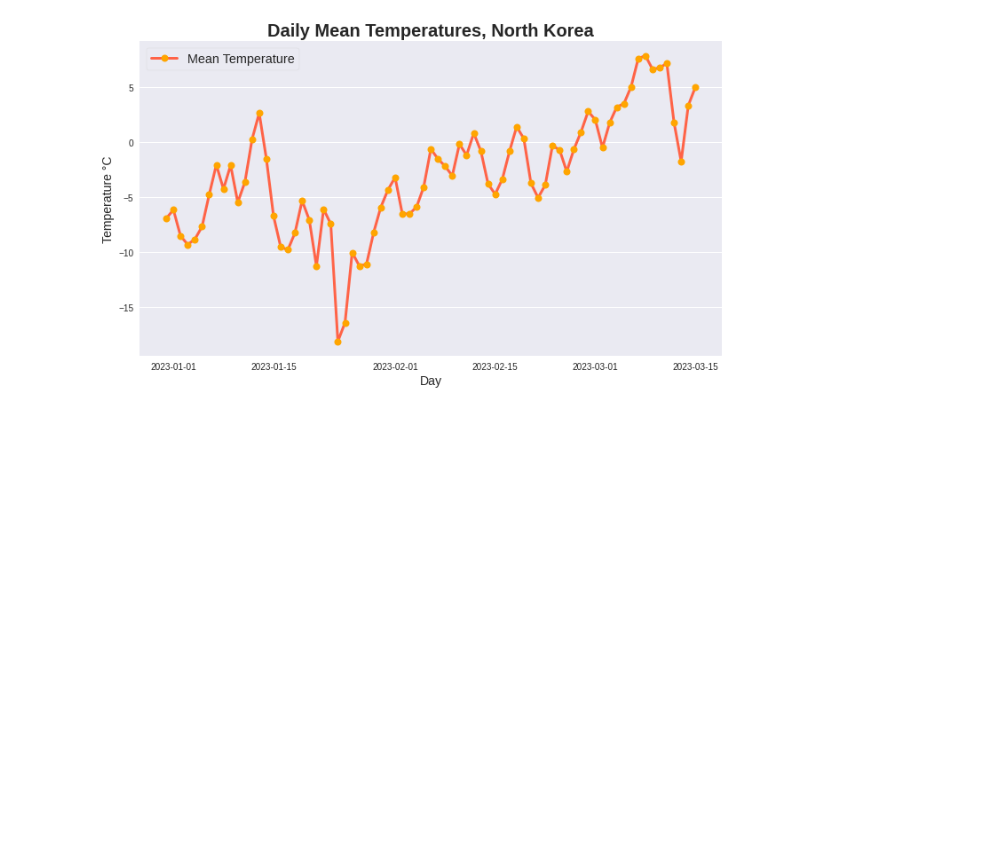
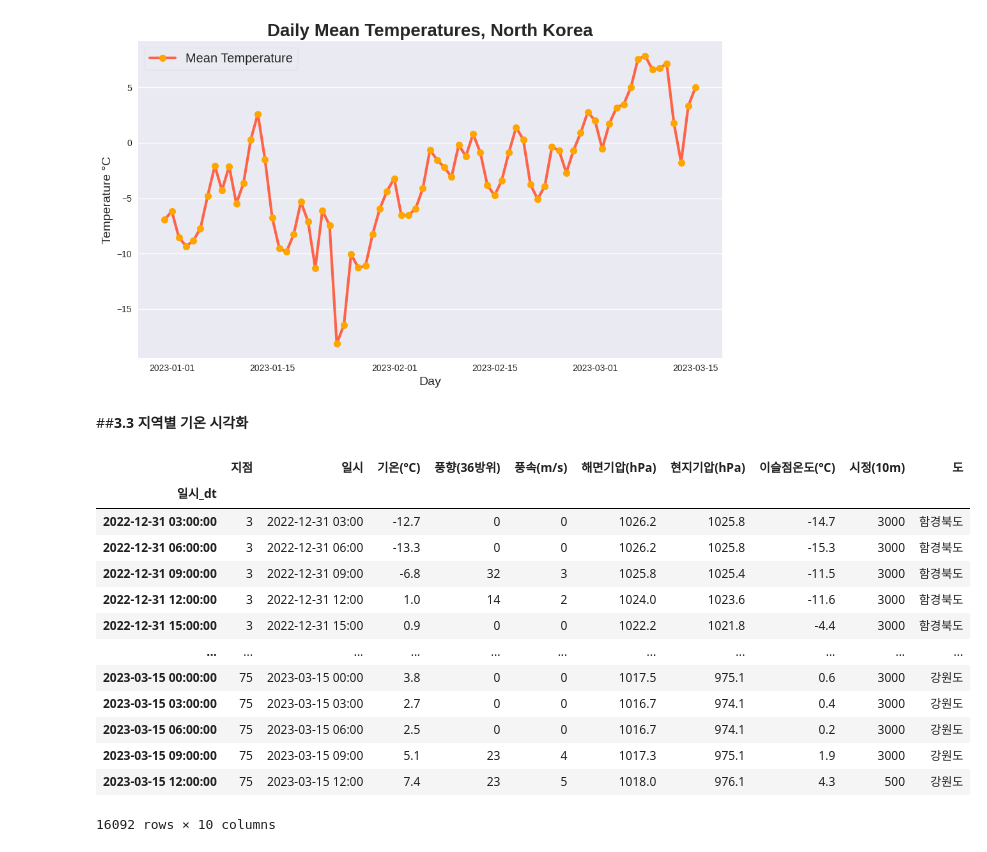
Before and after one commit to thdfydgh/MilitaryProjectDA, a Jupyter notebook: NorthKoreaDA.ipynb, the cells around one changed output. Cells and saved outputs as stored; diff of their text form; code cells hidden in the pictures; blank space fills up the shorter version.

```diff
--- a/NorthKoreaDA.ipynb
+++ b/NorthKoreaDA.ipynb
@@ -315,3 +354,34 @@ plt.legend(['Mean Temperature'], frameon=True, fontsize='x-large')
 plt.tight_layout()
 # %% [output]
 [figure]
+# %% [markdown]
+##**3.3 지역별 기온 시각화**
+# %%
+# 지점데이터를 도데이터로 만들기
+data['도'] = data['지점'].replace({ 55: '강원도' ,61 : '강원도' , 75 :'강원도' ,
+                               5 :'양강도', 22:'양강도', 16:'양강도',
+                                20:'자강도', 14 : '자강도' , 39 :'자강도',
+                               60 :'평안남도' , 50:'평안남도' , 52: '평안남도', 58:'평안남도'
+                                ,37 :'평안북도' ,28 :'평안북도' ,35 :'평안북도'
+                                , 46:'함경남도' ,31 :'함경남도' ,41 :'함경남도'
+                               , 25:'함경북도' ,3 :'함경북도' ,8 : '함경북도'
+                               , 68:'황해남도' ,69 : '황해남도'
+                               , 70: '황해남도' ,65:'황해남도' ,67 : '황해북도'
+})
+
+data
+# %% [output]
+|  | 지점 | 일시 | 기온(°C) | 풍향(36방위) | 풍속(m/s) | 해면기압(hPa) | 현지기압(hPa) | 이슬점온도(°C) | 시정(10m) | 도 |
+| 일시_dt |  |  |  |  |  |  |  |  |  |  |
+| 2022-12-31 03:00:00 | 3 | 2022-12-31 03:00 | -12.7 | 0 | 0 | 1026.2 | 1025.8 | -14.7 | 3000 | 함경북도 |
+| 2022-12-31 06:00:00 | 3 | 2022-12-31 06:00 | -13.3 | 0 | 0 | 1026.2 | 1025.8 | -15.3 | 3000 | 함경북도 |
+| 2022-12-31 09:00:00 | 3 | 2022-12-31 09:00 | -6.8 | 32 | 3 | 1025.8 | 1025.4 | -11.5 | 3000 | 함경북도 |
+| 2022-12-31 12:00:00 | 3 | 2022-12-31 12:00 | 1.0 | 14 | 2 | 1024.0 | 1023.6 | -11.6 | 3000 | 함경북도 |
+| 2022-12-31 15:00:00 | 3 | 2022-12-31 15:00 | 0.9 | 0 | 0 | 1022.2 | 1021.8 | -4.4 | 3000 | 함경북도 |
+| ... | ... | ... | ... | ... | ... | ... | ... | ... | ... | ... |
+| 2023-03-15 00:00:00 | 75 | 2023-03-15 00:00 | 3.8 | 0 | 0 | 1017.5 | 975.1 | 0.6 | 3000 | 강원도 |
+| 2023-03-15 03:00:00 | 75 | 2023-03-15 03:00 | 2.7 | 0 | 0 | 1016.7 | 974.1 | 0.4 | 3000 | 강원도 |
+| 2023-03-15 06:00:00 | 75 | 2023-03-15 06:00 | 2.5 | 0 | 0 | 1016.7 | 974.1 | 0.2 | 3000 | 강원도 |
+| 2023-03-15 09:00:00 | 75 | 2023-03-15 09:00 | 5.1 | 23 | 4 | 1017.3 | 975.1 | 1.9 | 3000 | 강원도 |
+| 2023-03-15 12:00:00 | 75 | 2023-03-15 12:00 | 7.4 | 23 | 5 | 1018.0 | 976.1 | 4.3 | 500 | 강원도 |
+16092 rows × 10 columns
```
Also changed, not shown: parts of 12 cells of this notebook.
